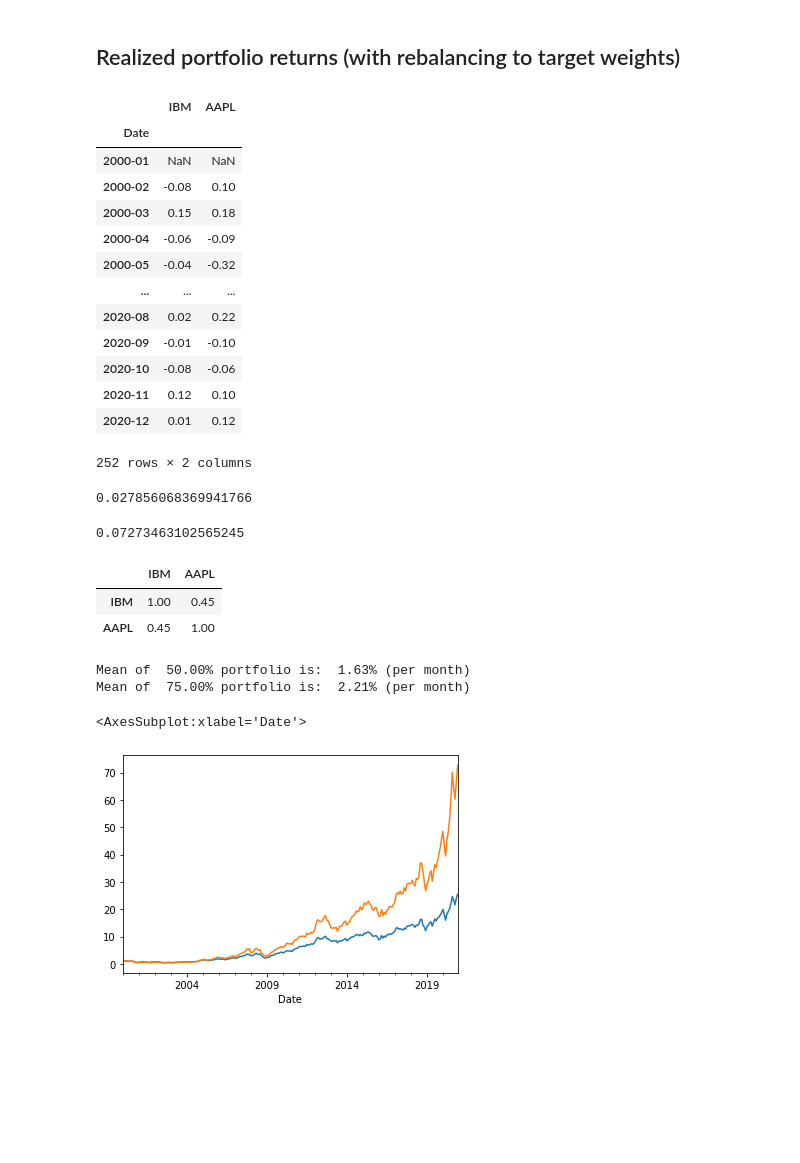
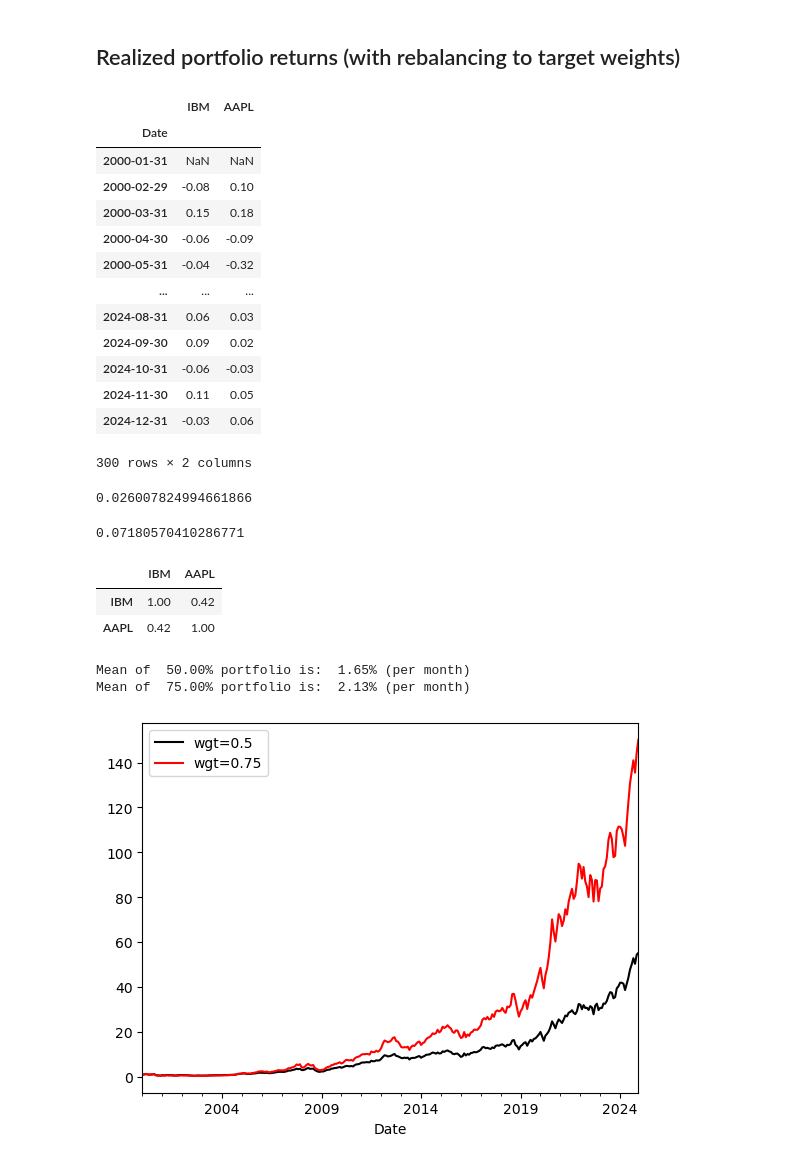
Before and after one commit to kpcrotty/busi448, a Jupyter notebook: class_notebooks/05_returns_portfolios.ipynb, the cells around one changed output. Cells and saved outputs as stored; diff of their text form; code cells hidden in the pictures; blank space fills up the shorter version.

```diff
--- a/class_notebooks/05_returns_portfolios.ipynb
+++ b/class_notebooks/05_returns_portfolios.ipynb
@@ -81,12 +82,10 @@ Portfolio Standard Deviation:     0.1085
 # %%
 # Function to fetch a yahoo time-series
 def returns(ticker):
-    ret = yf.download(ticker, start='2000-01-01', end='2020-12-31', progress=False)
-    ret.index = ret.index.to_period('D')
-    ret = ret["Adj Close"].resample("M").last()
+    ret = yf.download(ticker, start='2000-01-01', end='2024-12-31', progress=False)
+    ret = ret["Close"].resample("ME").last()
     ret = ret.pct_change()
-    # ret.index = ret.index.to_period("M")
-    ret.name = ticker
+    ret.columns = [ticker]
     return ret
 aapl = returns('AAPL')
 ibm = returns('IBM')
@@ -97,51 +96,51 @@ df
 # %% [output]
 |  | IBM | AAPL |
 | Date |  |  |
-| 2000-01 | NaN | NaN |
-| 2000-02 | -0.08 | 0.10 |
-| 2000-03 | 0.15 | 0.18 |
-| 2000-04 | -0.06 | -0.09 |
-| 2000-05 | -0.04 | -0.32 |
+| 2000-01-31 | NaN | NaN |
+| 2000-02-29 | -0.08 | 0.10 |
+| 2000-03-31 | 0.15 | 0.18 |
+| 2000-04-30 | -0.06 | -0.09 |
+| 2000-05-31 | -0.04 | -0.32 |
 | ... | ... | ... |
-| 2020-08 | 0.02 | 0.22 |
-| 2020-09 | -0.01 | -0.10 |
-| 2020-10 | -0.08 | -0.06 |
-| 2020-11 | 0.12 | 0.10 |
-| 2020-12 | 0.01 | 0.12 |
+| 2024-08-31 | 0.06 | 0.03 |
+| 2024-09-30 | 0.09 | 0.02 |
+| 2024-10-31 | -0.06 | -0.03 |
+| 2024-11-30 | 0.11 | 0.05 |
+| 2024-12-31 | -0.03 | 0.06 |
-252 rows × 2 columns
+300 rows × 2 columns
 # %%
 df.mean()
 df.IBM.mean()
 df.AAPL.mean()
 # %% [output]
-0.027856068369941766
+0.026007824994661866
 # %%
 df.IBM.std()
 # %% [output]
-0.07273463102565245
+0.07180570410286771
 # %%
 df.corr()
 # %% [output]
 |  | IBM | AAPL |
-| IBM | 1.00 | 0.45 |
-| AAPL | 0.45 | 1.00 |
+| IBM | 1.00 | 0.42 |
+| AAPL | 0.42 | 1.00 |
 # %%
 # How would different portfolios of AAPL and IBM have fared?
-
 wgt = 0.5
 df['retp'] = wgt*df.AAPL + (1-wgt)*df.IBM
 df['cumretp'] = (1+df['retp']).cumprod()
 print(f'Mean of {wgt: .2%} portfolio is: {df.retp.mean(): .2%} (per month)')
-df.cumretp.plot()
+df.cumretp.plot(color='black', label='wgt=0.5')
 
 
 wgt = 0.75
 df['retp'] = wgt*df.AAPL + (1-wgt)*df.IBM
 df['cumretp'] = (1+df['retp']).cumprod()
 print(f'Mean of {wgt: .2%} portfolio is: {df.retp.mean(): .2%} (per month)')
-df.cumretp.plot()
+df.cumretp.plot(color='red', label='wgt=0.75')
+plt.legend()
+plt.show()
 # %% [output]
-Mean of  50.00% portfolio is:  1.63% (per month)
-Mean of  75.00% portfolio is:  2.21% (per month)
+Mean of  50.00% portfolio is:  1.65% (per month)
+Mean of  75.00% portfolio is:  2.13% (per month)
-<AxesSubplot:xlabel='Date'>
-[figure, old version]
+[figure, new version]
```
Also changed, not shown: parts of 1 cell of this notebook, 5 other files.
